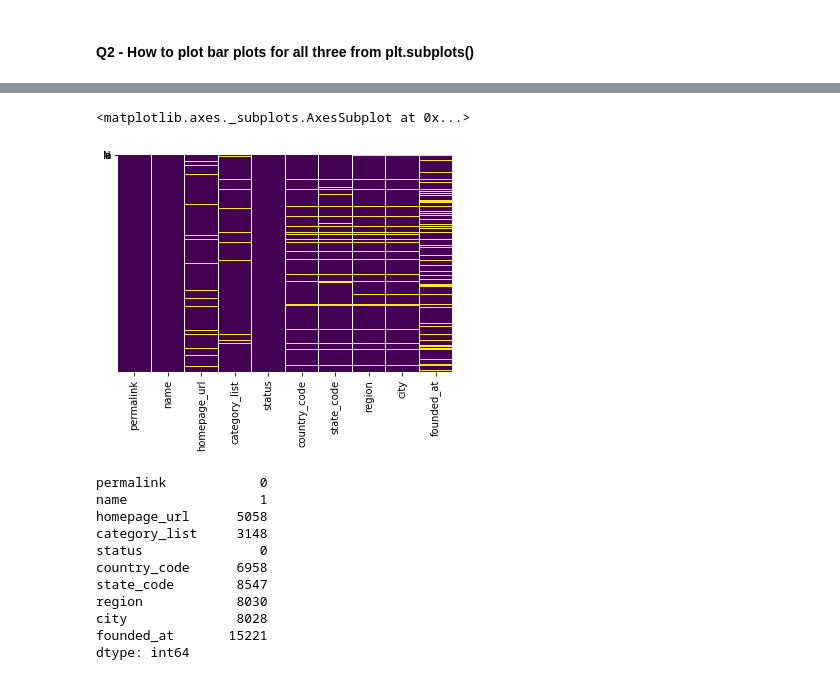
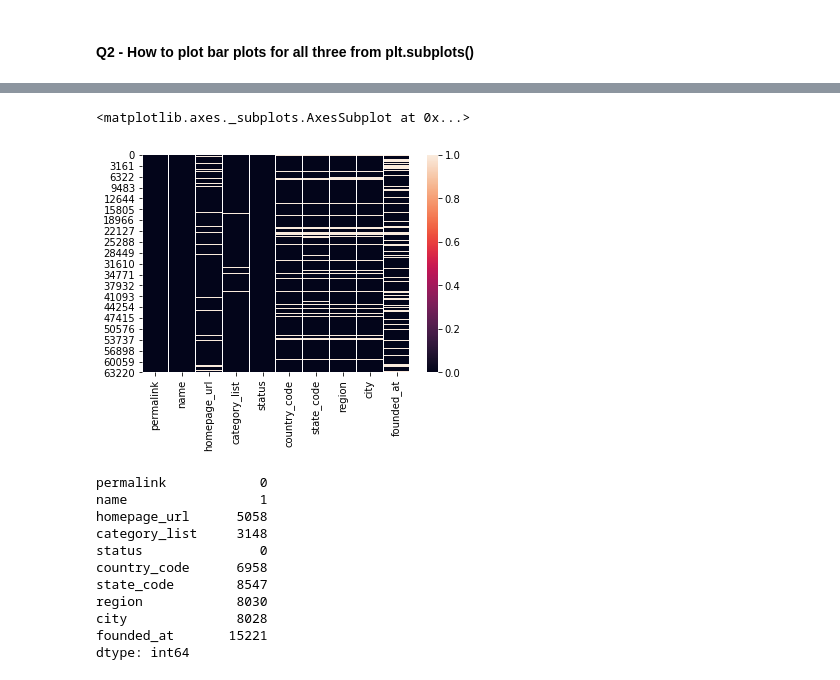
Before and after one commit to Akshaychikara/Company-s-Investment-Strategy---DS-Problem, a Jupyter notebook: Comapny's Investment Strategy.ipynb, the cells around one changed output, grey strips where cells are left out. Drawn from its saved outputs; the diff is of its cells as text; code cells hidden in the pictures.

```diff
--- a/Comapny's Investment Strategy.ipynb
+++ b/Comapny's Investment Strategy.ipynb
@@ -132,10 +132,10 @@ memory usage: 5.1+ MB
 # %%
 # check null values
 import seaborn as sns
-sns.heatmap(company.isna(), cmap = 'viridis', yticklabels='None', cbar = False)
+sns.heatmap(company.isna())
 # %% [output]
 <matplotlib.axes._subplots.AxesSubplot at 0x...>
-[figure, old version]
+[figure, new version]
 # %%
 company.isna().sum()
 # %% [output]
```
Also changed, not shown: parts of 27 cells of this notebook.
